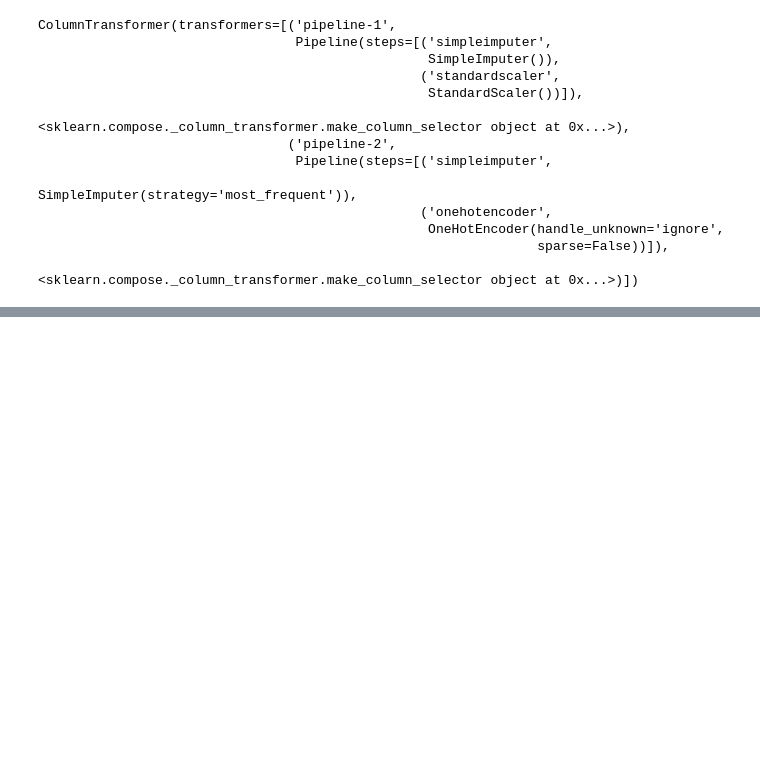
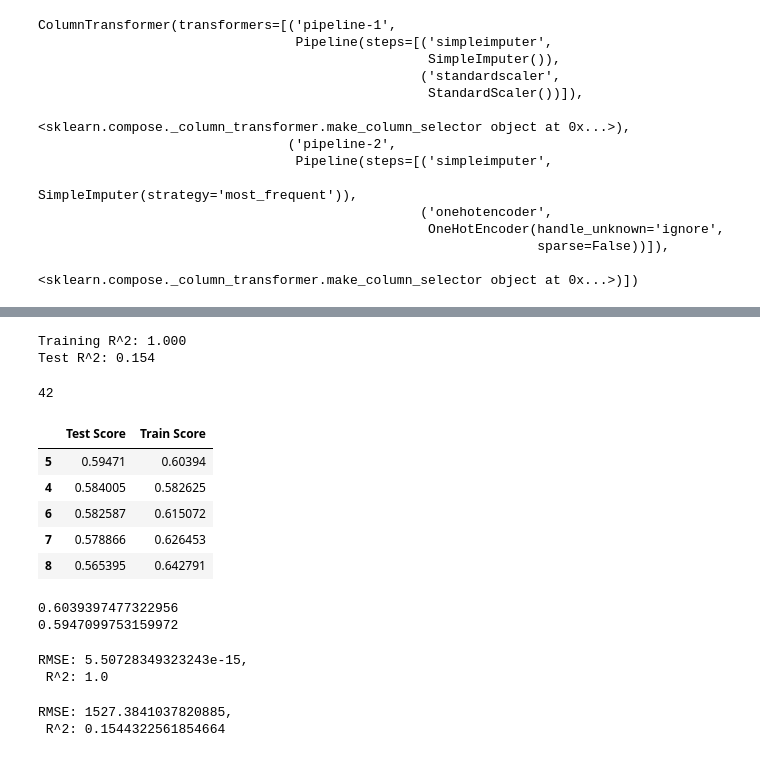
Before and after one commit to spockthompson/Portfolio-Project, a Jupyter notebook: Sales_Prediction_Project_Machine_Learning.ipynb, the cells around one changed output, grey strips where cells are left out. Drawn from its saved outputs; the diff is of its cells as text; code cells hidden in the pictures; blank space fills up the shorter version.

```diff
--- a/Sales_Prediction_Project_Machine_Learning.ipynb
+++ b/Sales_Prediction_Project_Machine_Learning.ipynb
@@ -284,0 +280,6 @@ array([[ 0.81724868, -0.71277507,  1.82810922, ...,  0.        ,
+# %%
+# Model is learning the relationship between X and y
+reg_pipe.fit(X_train,y_train)
+
+train_pred = reg_pipe.predict(X_train)
+test_pred = reg_pipe.predict(X_test)
@@ -284,0 +309,6 @@ array([[ 0.81724868, -0.71277507,  1.82810922, ...,  0.        ,
+# %%
+# Making instance of the model
+dec_tree = DecisionTreeRegressor(random_state = 42)
+dec_pipe = make_pipeline(preprocessor, dec_tree)
+# %%
+dec_pipe.fit(X_train, y_train)
@@ -284,0 +335,60 @@ array([[ 0.81724868, -0.71277507,  1.82810922, ...,  0.        ,
+# %%
+## Evaluate
+def evluate_regression(dec_tree,X_train,X_test,y_train,y_test):
+
+    print(f"Training R^2: {dec_tree.score(X_train,y_train):.3f}")
+    print(f"Test R^2: {dec_tree.score(X_test,y_test):.3f}")
+
+evluate_regression(dec_pipe,X_train, X_test,y_train,y_test)
+# %% [output]
+Training R^2: 1.000
+Test R^2: 0.154
+# %%
+# What was the depth of our default tree?
+dec_tree.get_depth()
+# %% [output]
+42
+# %%
+# List of values to try for max_depth:
+depths = list(range(1, 42))
+
+dtscores = pd.DataFrame(index=depths, columns=['Test Score','Train Score'])
+for depth in depths:
+    dec_tree = DecisionTreeRegressor(max_depth=depth, random_state=42)
+    dec_tree.fit(X_train_processed, y_train)
+    train_score = dec_tree.score(X_train_processed, y_train)
+    test_score = dec_tree.score(X_test_processed, y_test)
+    dtscores.loc[depth, 'Train Score'] = train_score
+    dtscores.loc[depth, 'Test Score'] = test_score
+# %%
+sorted_scores = dtscores.sort_values(by='Test Score', ascending=False)
+sorted_scores.head()
+# %% [output]
+|  | Test Score | Train Score |
+| 5 | 0.59471 | 0.60394 |
+| 4 | 0.584005 | 0.582625 |
+| 6 | 0.582587 | 0.615072 |
+| 7 | 0.578866 | 0.626453 |
+| 8 | 0.565395 | 0.642791 |
+# %%
+# Let's run the model with our optimized value for max_depth
+opt_dec = DecisionTreeRegressor(max_depth = 5, random_state = 42)
+opt_dec.fit(X_train_processed, y_train)
+
+train_5_score = opt_dec.score(X_train_processed, y_train)
+test_5_score = opt_dec.score(X_test_processed, y_test)
+print(train_5_score)
+print(test_5_score)
+# %% [output]
+0.6039397477322956
+0.5947099753159972
+# %%
+eval_regression(y_train, train_pred)
+# %% [output]
+RMSE: 5.50728349323243e-15,
+ R^2: 1.0
+# %%
+eval_regression(y_test, test_pred)
+# %% [output]
+RMSE: 1527.3841037820885,
+ R^2: 0.1544322561854664
```
Also changed, not shown: parts of 12 cells of this notebook.
